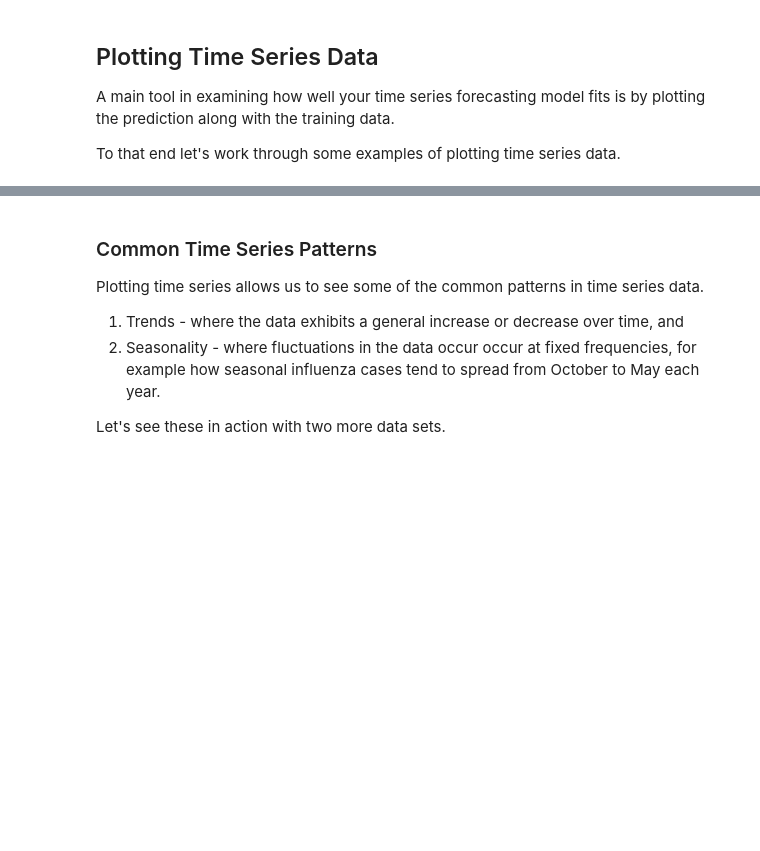
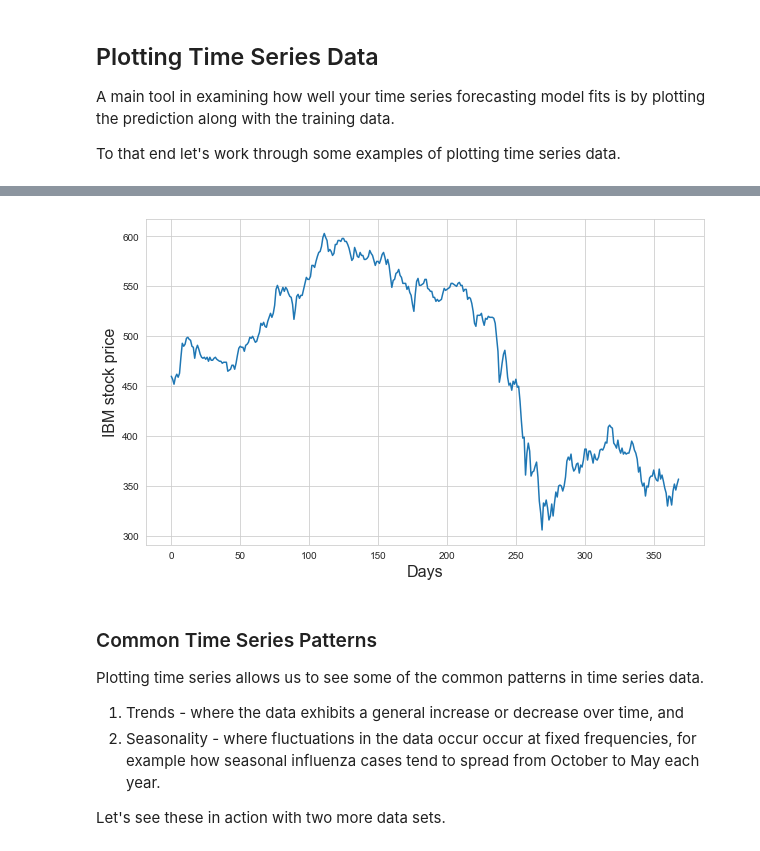
Before and after one commit to yuxinxwang/Code2020Materials, a Jupyter notebook: Lectures/TimeSeries/Notebook 1 - Introduction to Time Series Data.ipynb, the cells around one changed output, grey strips where cells are left out. Cells and saved outputs as stored; diff of their text form; code cells hidden in the pictures; blank space fills up the shorter version.

```diff
--- a/Lectures/TimeSeries/Notebook 1 - Introduction to Time Series Data.ipynb
+++ b/Lectures/TimeSeries/Notebook 1 - Introduction to Time Series Data.ipynb
@@ -165,3 +247,13 @@ ibm.head()
+# %%
+## plot here
+
+fig = plt.figure(figsize=(10,6))
+plt.plot(ibm.index, ibm['closing_price'])
+plt.xlabel("Days", fontsize=16)
+plt.ylabel("IBM stock price", fontsize=16)
+plt.show()
+# %% [output]
+[figure, added]
 # %% [markdown]
 ### Common Time Series  Patterns
 
```
Also changed, not shown: parts of 41 cells of this notebook, 6 other files.
